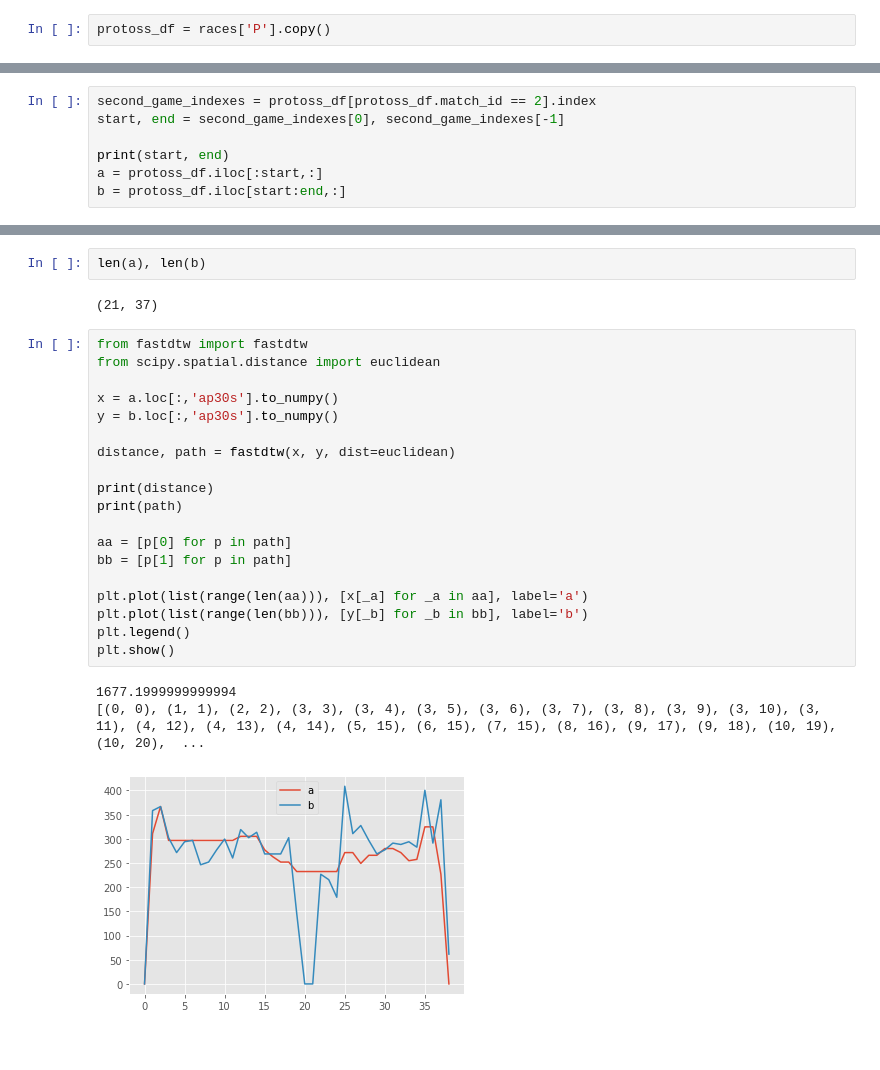
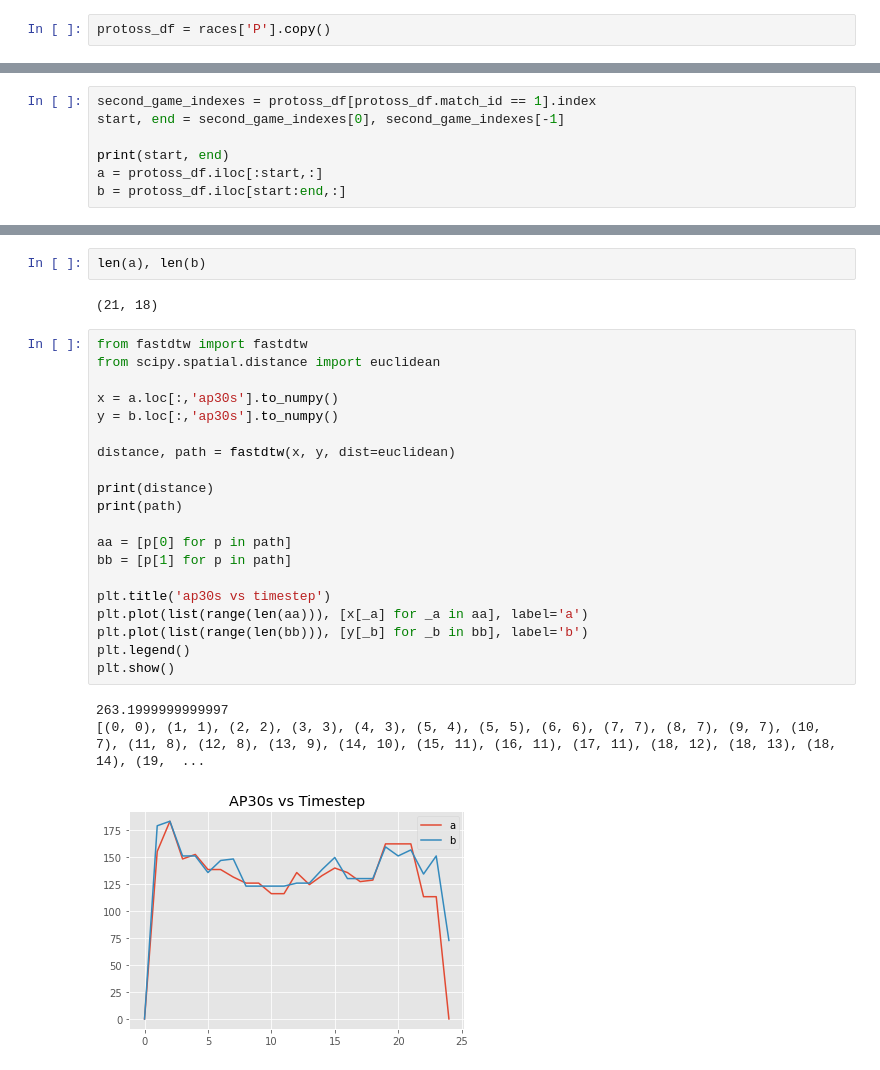
Before and after one commit to ucfcs/Fall2020-Group-20, a Jupyter notebook: notebooks/dynamic_time_warping.ipynb, the cells around one changed output, grey strips where cells are left out. Cells and saved outputs as stored; diff of their text form.

```diff
--- a/notebooks/dynamic_time_warping.ipynb
+++ b/notebooks/dynamic_time_warping.ipynb
@@ -37,5 +47,5 @@ protoss_df.head()
 # %%
-second_game_indexes = protoss_df[protoss_df.match_id == 2].index
+second_game_indexes = protoss_df[protoss_df.match_id == 1].index
 start, end = second_game_indexes[0], second_game_indexes[-1]
 
 print(start, end)
@@ -86,30 +96,31 @@ b
 # %%
 len(a), len(b)
 # %% [output]
-(21, 37)
+(21, 18)
 # %%
 from fastdtw import fastdtw
 from scipy.spatial.distance import euclidean
 
 x = a.loc[:,'ap30s'].to_numpy()
 y = b.loc[:,'ap30s'].to_numpy()
 
 distance, path = fastdtw(x, y, dist=euclidean)
 
 print(distance)
 print(path)
 
 aa = [p[0] for p in path]
 bb = [p[1] for p in path]
 
+plt.title('ap30s vs timestep')
 plt.plot(list(range(len(aa))), [x[_a] for _a in aa], label='a')
 plt.plot(list(range(len(bb))), [y[_b] for _b in bb], label='b')
 plt.legend()
 plt.show()
 # %% [output]
-1677.1999999999994
-[(0, 0), (1, 1), (2, 2), (3, 3), (3, 4), (3, 5), (3, 6), (3, 7), (3, 8), (3, 9), (3, 10), (3, 11), (4, 12), (4, 13), (4, 14), (5, 15), (6, 15), (7, 15), (8, 16), (9, 17), (9, 18), (10, 19), (10, 20),  ...
+263.1999999999997
+[(0, 0), (1, 1), (2, 2), (3, 3), (4, 3), (5, 4), (5, 5), (6, 6), (7, 7), (8, 7), (9, 7), (10, 7), (11, 8), (12, 8), (13, 9), (14, 10), (15, 11), (16, 11), (17, 11), (18, 12), (18, 13), (18, 14), (19,  ...
-[figure, old version]
+[figure, new version]
 # %%
 from fastdtw import fastdtw
 from scipy.spatial.distance import euclidean
```
Also changed, not shown: parts of 7 cells of this notebook.
